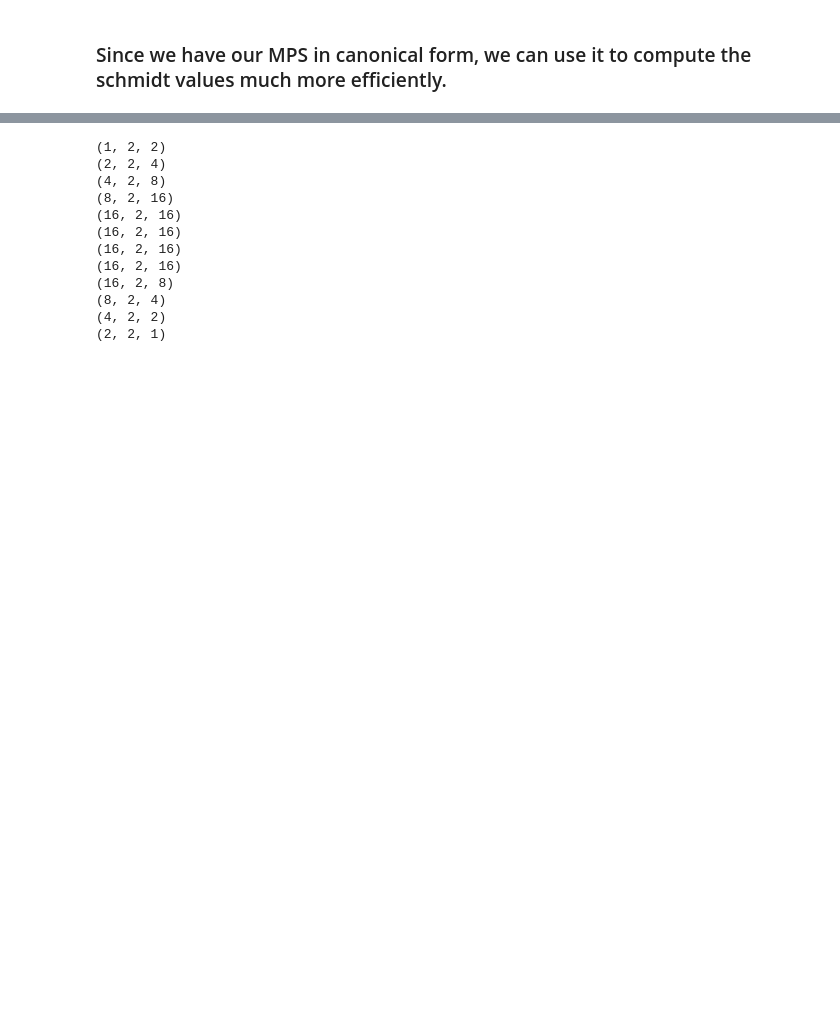
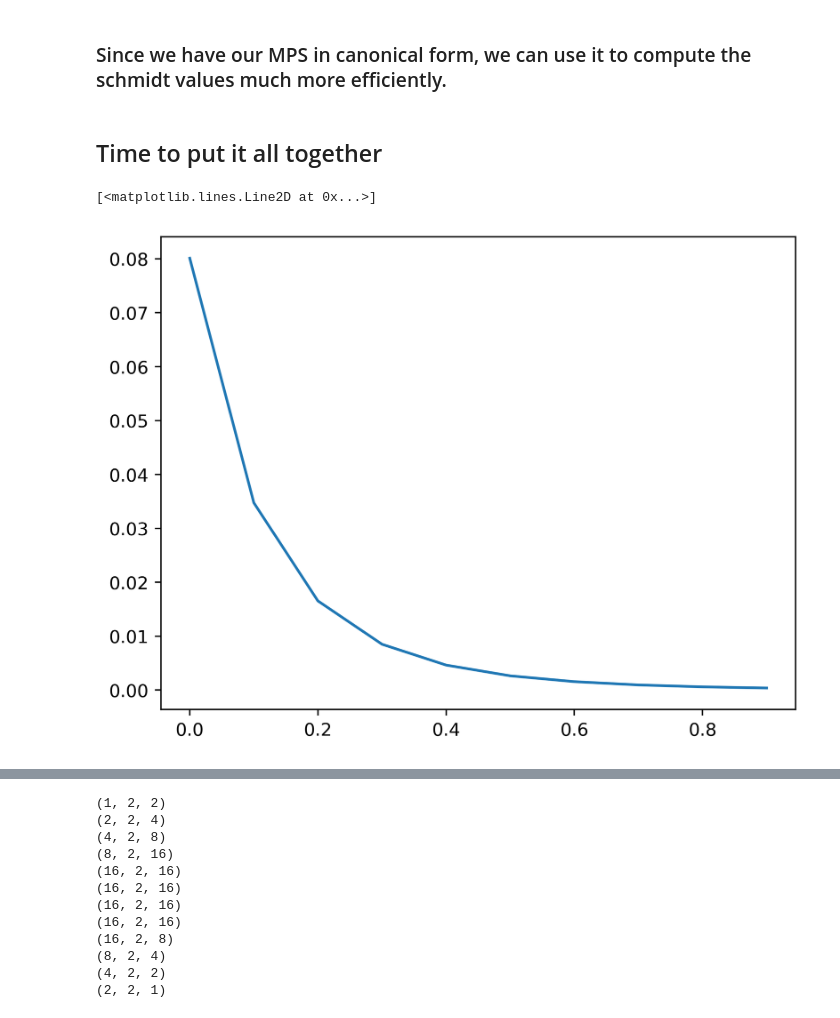
Before and after one commit to Abhiram2006/ph121c-hwk4, a Jupyter notebook: assign4/imaginary-time-evolution.ipynb, the cells around one changed output, grey strips where cells are left out. Saved outputs shown, nothing was run; the diff lists cells and outputs as text; code cells hidden in the pictures; blank space fills up the shorter version.

Commit message:
4.1 done, only graphs left

```diff
--- a/assign4/imaginary-time-evolution.ipynb
+++ b/assign4/imaginary-time-evolution.ipynb
@@ -379,6 +379,7 @@ def bond_dimension_conserver(k, canonical_mps):
     truncated_mps = canonical_mps.copy()
     L = len(canonical_mps)
     canonical_tracker=[]
+    canonical_tracker2 = []
 
     for i in range(L-1, 0, -1):
 
@@ -456,0 +490,2 @@ def magnetic_term_canonical(canonical_tracker, hx, hz):
+# %% [markdown]
+## Time to put it all together
@@ -461,9 +527,17 @@ hx = -1.05
 hz = 0.5
 periodic = False
 
+t = 1
+iters = 10
+dt = t/iters
+chi = 16
+
 ket = ferromagnetic_state_MPS(L)
-# print(type(ket))
-evolved_ket, canonical_tracker = time_evolution(10, J, hx, hz, ket, 16, 100)
-# psitensor = contract_mps_tensors(evolved_ket)
-# psitensor /= np.linalg.norm(psitensor)
-# print(psitensor)
+evolved_ket, energies, canonical_tracker = time_evolution(t, J, hx, hz, ket, chi, iters)
+
+Ts = np.arange(0, t, dt)
+# %%
+plt.plot(Ts, np.diff(np.real(energies))/np.array(energies)[1:])
+# %% [output]
+[<matplotlib.lines.Line2D at 0x...>]
+[figure, added]
```
Also changed, not shown: parts of 8 cells of this notebook.
